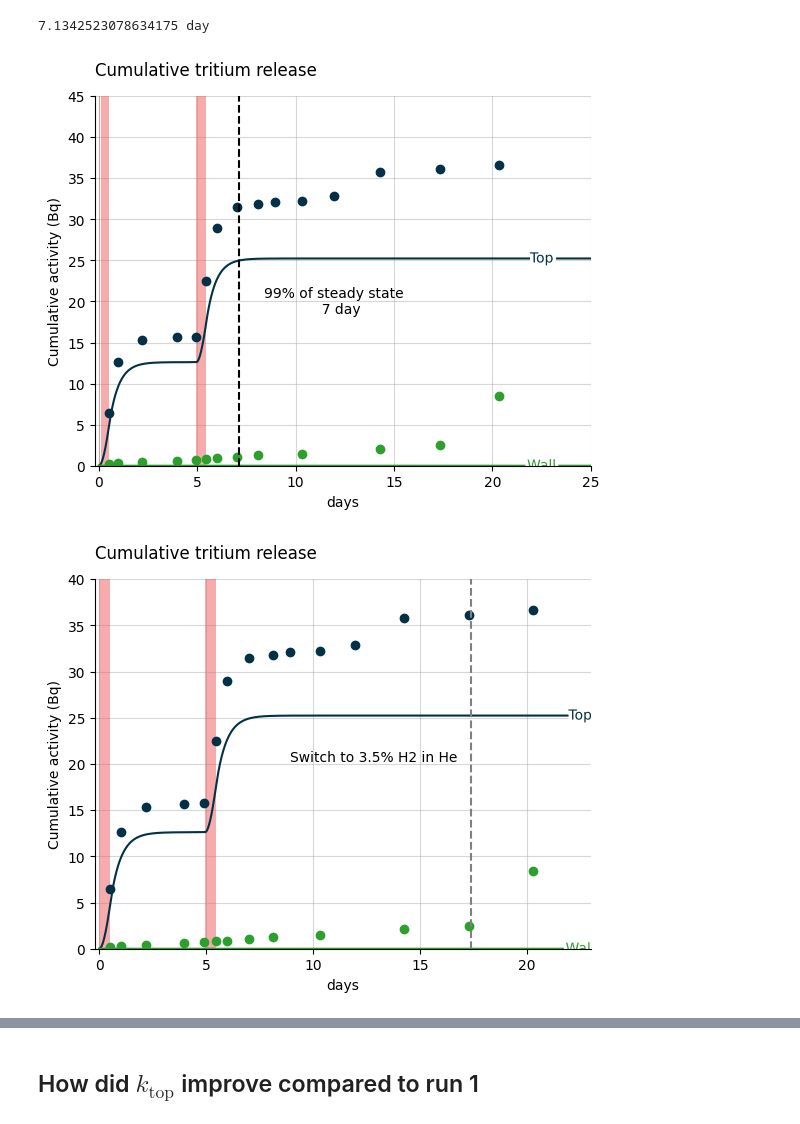
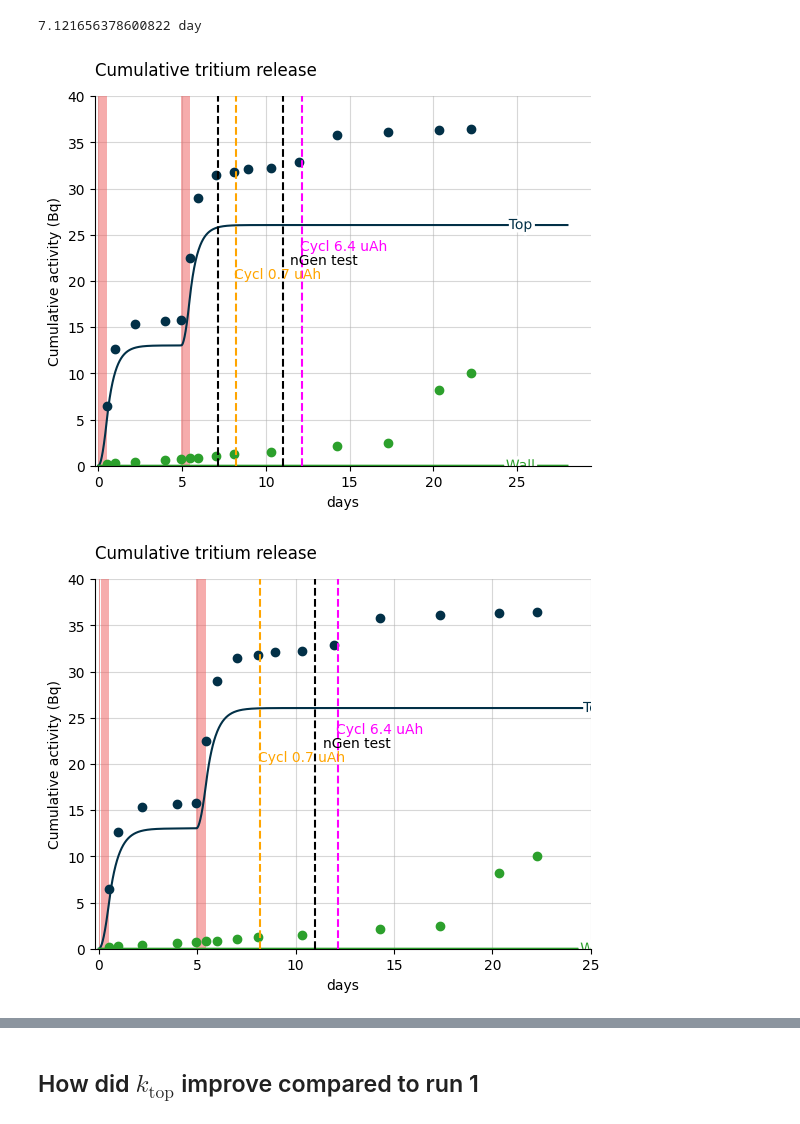
Before and after one commit to veliki-filozof/baby-1L-run-4, a Jupyter notebook: analysis/tritium/tritium_model.ipynb, the cells around one changed output, grey strips where cells are left out. Drawn from its saved outputs; the diff is of its cells as text; code cells hidden in the pictures.

```diff
--- a/analysis/tritium/tritium_model.ipynb
+++ b/analysis/tritium/tritium_model.ipynb
@@ -75,5 +74,5 @@ Measured TBR: 3.63e-03 particle / neutron
 # %%
-baby_model.run(25 * ureg.day)
+baby_model.run(28 * ureg.day)
 # %%
 print(f"Transport:")
 print(f"  mass transport coeff top: {baby_model.k_top:.2e~P}")
@@ -112,51 +144,52 @@ plt.ylim(bottom=0 * ureg.Bq)
 
 plt.scatter(
     replacement_times_top, IV_stream.get_cumulative_activity("total"), color="#023047"
 )
 plt.scatter(
     replacement_times_walls,
     OV_stream.get_cumulative_activity("total"),
     color="tab:green",
 )
 
 # add line where top is 99% of final
 ydata = l.get_ydata()
 xdata = l.get_xdata()
 target_release_frac = 0.99
 x_target = xdata[np.argmax(ydata > target_release_frac * ydata[-1])]
-print(f'{x_target}')
+print(f"{x_target}")
 plt.axvline(x=x_target, color="k", linestyle="--")
 # plt.axvline(x=gas_switch_deltatime, color="grey", linestyle="--")
-plt.annotate(
-    f"99% of steady state \n {x_target: .0f}",
-    (x_target, target_release_frac * ydata[-1]),
-    xytext=(70, -40),
-    textcoords="offset points",
-    ha="center",
-    va="bottom",
-    color="k",
-)
-#plt.annotate(
+# plt.annotate(
+#     f"99% of steady state \n {x_target: .0f}",
+#     (x_target, target_release_frac * ydata[-1]),
+#     xytext=(70, -40),
+#     textcoords="offset points",
+#     ha="center",
+#     va="bottom",
+#     color="k",
+# )
+# plt.annotate(
 #    f"Switch to H2 in He",
 #    (x_target, target_release_frac * ydata[-1]),
 #    xytext=(-10, -55),
 #    textcoords="offset points",
 #    ha="center",
 #    va="bottom",
 #    color="black",
-#)
+# )
 
-plt.title("Cumulative tritium release", loc="left", pad = 15)
-plt.ylim(top=45)
-plt.xlim(left = -0.2)
-plt.xlim(right = 25)
+plot_extra_irr()
+
+plt.title("Cumulative tritium release", loc="left", pad=15)
+plt.ylim(top=40)
+plt.xlim(left=-0.2)
 plt.xlabel("days")
 plt.ylabel("Cumulative activity (Bq)")
 
 plt.savefig("cumulative_release.pdf", bbox_inches="tight")
 # %% [output]
-7.1342523078634175 day
+7.121656378600822 day
-[figure, old version]
+[figure, new version]
 # %%
 plt.figure()
 (l,) = plot_integrated_top_release(baby_model, color="#023047", label="Top")
@@ -174,28 +207,18 @@ plt.scatter(
     OV_stream.get_cumulative_activity("total"),
     color="tab:green",
 )
-
-plt.axvline(x=gas_switch_deltatime, color="grey", linestyle="--")
-plt.annotate(
-    f"Switch to 3.5% H2 in He",
-    (gas_switch_deltatime, 20),
-    xytext=(-70, 0),
-    textcoords="offset points",
-    ha="center",
-    va="bottom",
-    color="black",
-)
+plot_extra_irr()
 
 plt.title("Cumulative tritium release", loc="left", pad = 15)
 plt.ylim(top=40)
 plt.xlim(left = -0.2)
-plt.xlim(right = 23)
+plt.xlim(right = 25)
 plt.xlabel("days")
 plt.ylabel("Cumulative activity (Bq)")
 
 plt.savefig("cumulative_release.pdf", bbox_inches="tight")
 # %% [output]
-[figure, old version]
+[figure, new version]
 # %%
 plt.figure()
 plot_integrated_wall_release(baby_model, color="tab:green", label="Wall")
```
Also changed, not shown: parts of 9 cells of this notebook.
